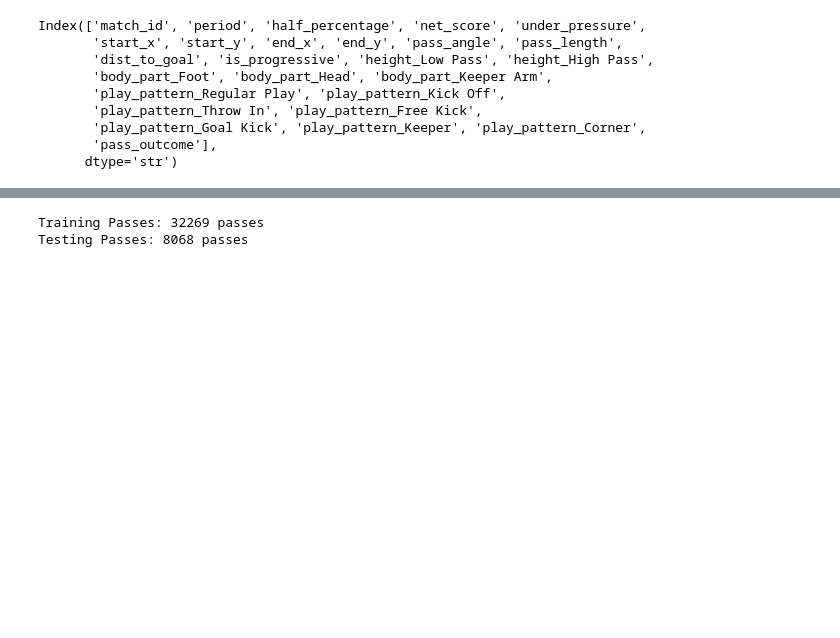
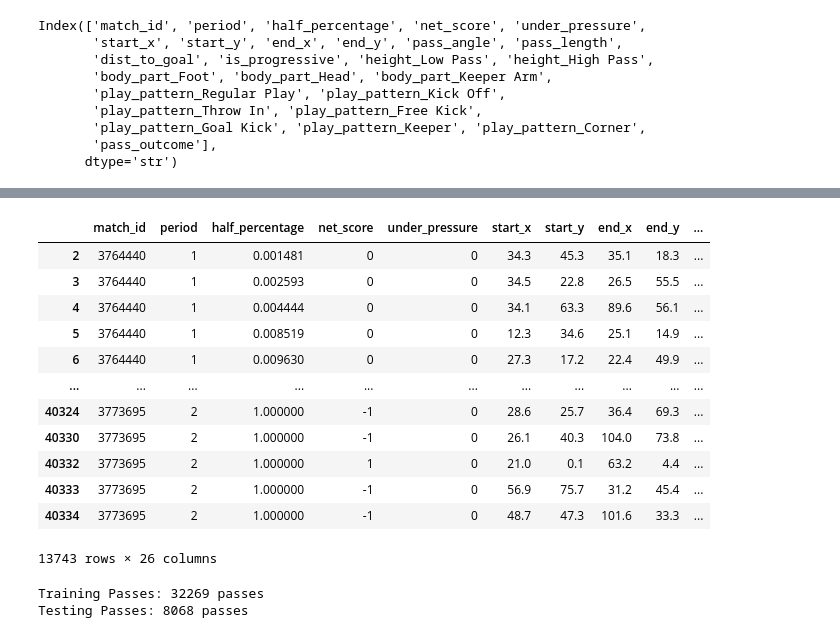
Before and after one commit to charalampisandreou/xPass-Project, a Jupyter notebook: notebooks/week4_model-training.ipynb, the cells around one changed output, grey strips where cells are left out. Cells and saved outputs as stored; diff of their text form; code cells hidden in the pictures; blank space fills up the shorter version.

```diff
--- a/notebooks/week4_model-training.ipynb
+++ b/notebooks/week4_model-training.ipynb
@@ -19,3 +41,19 @@ Index(['match_id', 'period', 'half_percentage', 'net_score', 'under_pressure',
+# %%
+df[df['pass_length'] > 20]
+# %% [output]
+|  | match_id | period | half_percentage | net_score | under_pressure | start_x | start_y | end_x | end_y | ... |
+| 2 | 3764440 | 1 | 0.001481 | 0 | 0 | 34.3 | 45.3 | 35.1 | 18.3 | ... |
+| 3 | 3764440 | 1 | 0.002593 | 0 | 0 | 34.5 | 22.8 | 26.5 | 55.5 | ... |
+| 4 | 3764440 | 1 | 0.004444 | 0 | 0 | 34.1 | 63.3 | 89.6 | 56.1 | ... |
+| 5 | 3764440 | 1 | 0.008519 | 0 | 0 | 12.3 | 34.6 | 25.1 | 14.9 | ... |
+| 6 | 3764440 | 1 | 0.009630 | 0 | 0 | 27.3 | 17.2 | 22.4 | 49.9 | ... |
+| ... | ... | ... | ... | ... | ... | ... | ... | ... | ... | ... |
+| 40324 | 3773695 | 2 | 1.000000 | -1 | 0 | 28.6 | 25.7 | 36.4 | 69.3 | ... |
+| 40330 | 3773695 | 2 | 1.000000 | -1 | 0 | 26.1 | 40.3 | 104.0 | 73.8 | ... |
+| 40332 | 3773695 | 2 | 1.000000 | 1 | 0 | 21.0 | 0.1 | 63.2 | 4.4 | ... |
+| 40333 | 3773695 | 2 | 1.000000 | -1 | 0 | 56.9 | 75.7 | 31.2 | 45.4 | ... |
+| 40334 | 3773695 | 2 | 1.000000 | -1 | 0 | 48.7 | 47.3 | 101.6 | 33.3 | ... |
+13743 rows × 26 columns
 # %%
 features1 = [
     'under_pressure',
```
Also changed, not shown: parts of 4 cells of this notebook, 6 other files.
